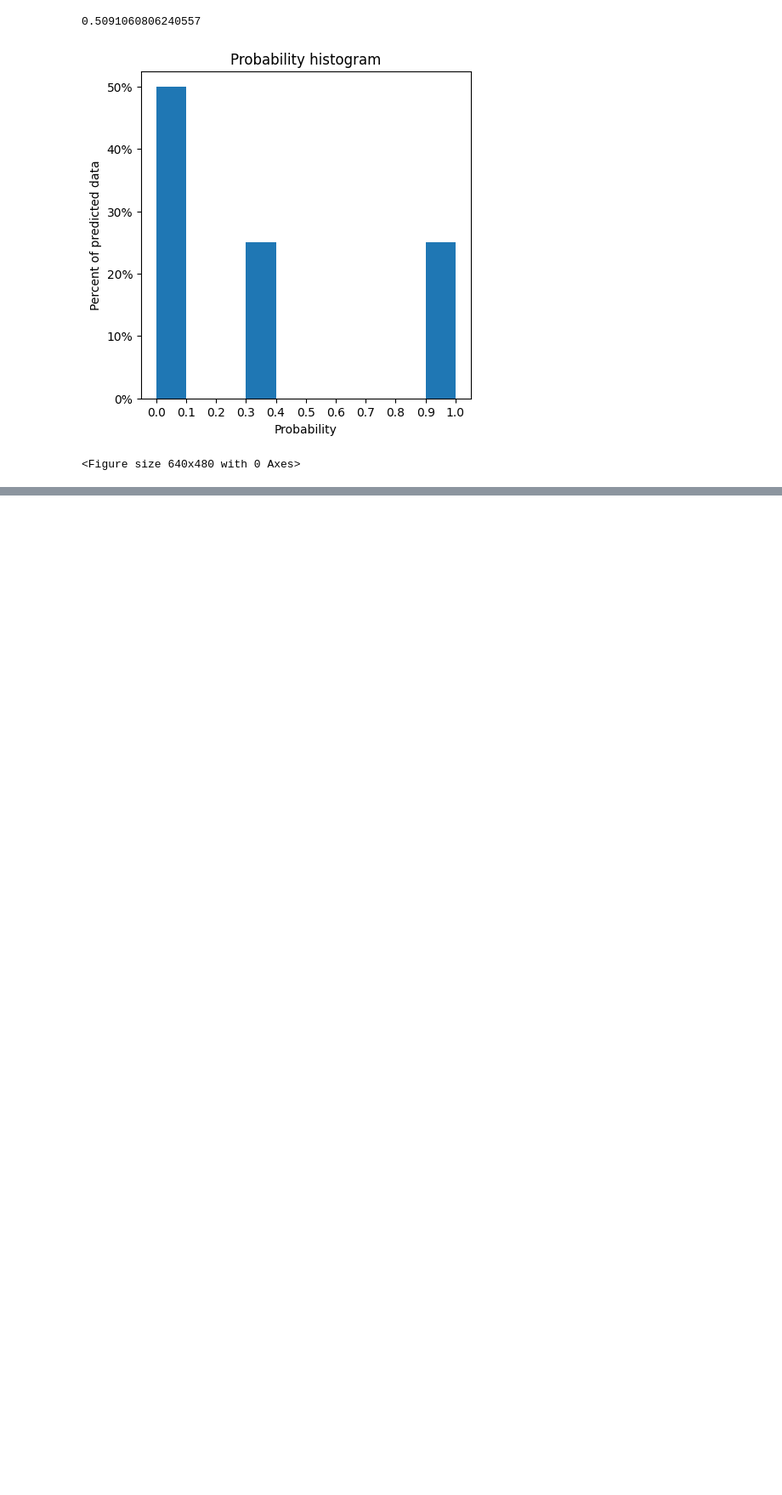
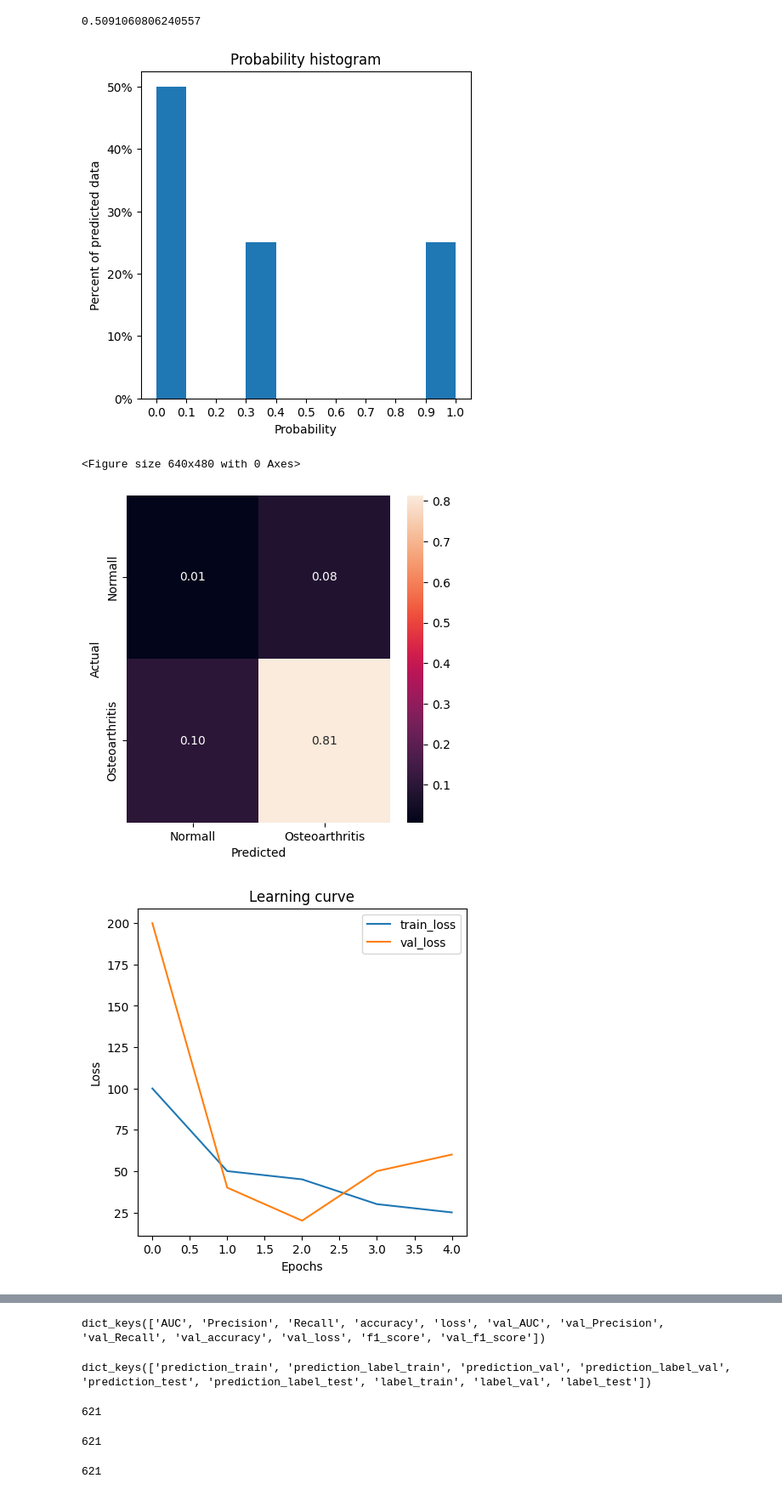
Before and after one commit to wozniakw2002/BSc-thesis, a Jupyter notebook: Notebooks/PreprocessingTests.ipynb, the cells around one changed output, grey strips where cells are left out. Shown: that part at 85% size. Drawn from its saved outputs; the diff is of its cells as text; code cells hidden in the pictures; blank space fills up the shorter version.

Commit message:
Convinient report

```diff
--- a/Notebooks/PreprocessingTests.ipynb
+++ b/Notebooks/PreprocessingTests.ipynb
@@ -54,7 +58,7 @@ Statistics.plot_probability_histogram(Y_pred_prob)
 [figure]
 # %%
 Y = np.random.binomial(1,.9,size = 1000)
-Y_pred = np.random.uniform(0.8,1,size = 1000)
+Y_pred = np.random.binomial(1,.9,size = 1000)
 # %%
 Statistics.plot_roc_curve(Y, Y_pred)
 # %% [output]
@@ -74,0 +77,5 @@ Statistics.report(0,np.array([0,0,1,0.3]))
+# %%
+Statistics.report(Y, Y_pred, Y_pred_prob, train, val)
+# %% [output]
+[figure, added]
+[figure, added]
@@ -74,0 +87,4 @@ Statistics.report(0,np.array([0,0,1,0.3]))
+# %%
+loaded_file.keys()
+# %% [output]
+dict_keys(['AUC', 'Precision', 'Recall', 'accuracy', 'loss', 'val_AUC', 'val_Precision', 'val_Recall', 'val_accuracy', 'val_loss', 'f1_score', 'val_f1_score'])
@@ -74,0 +97,4 @@ Statistics.report(0,np.array([0,0,1,0.3]))
+# %%
+loaded_file2.keys()
+# %% [output]
+dict_keys(['prediction_train', 'prediction_label_train', 'prediction_val', 'prediction_label_val', 'prediction_test', 'prediction_label_test', 'label_train', 'label_val', 'label_test'])
@@ -74,0 +105,12 @@ Statistics.report(0,np.array([0,0,1,0.3]))
+# %%
+len(Y)
+# %% [output]
+621
+# %%
+len(Y_pred.flatten())
+# %% [output]
+621
+# %%
+len(Y_pred_prob.flatten())
+# %% [output]
+621
```
Also changed, not shown: parts of 8 cells of this notebook, 10 other files.
